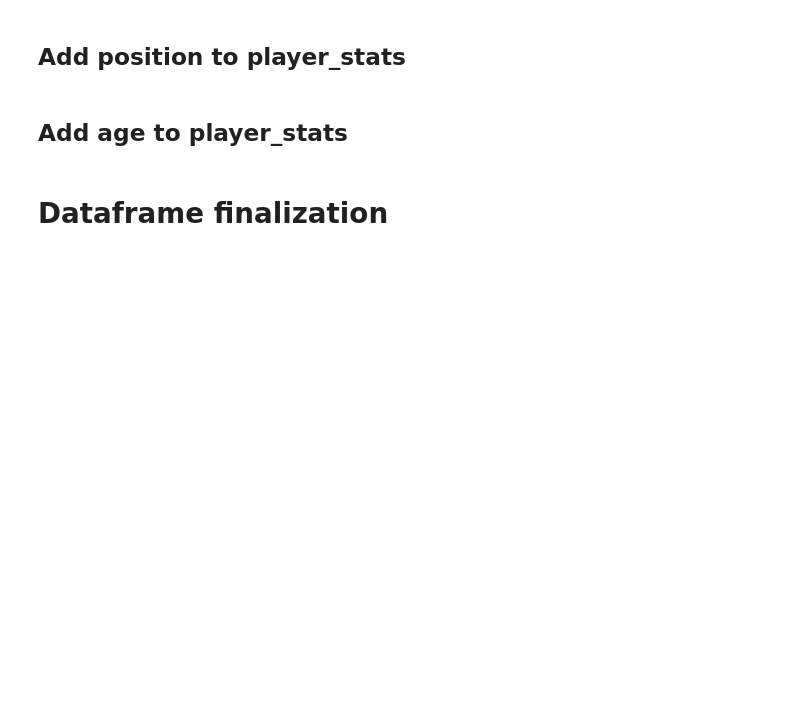
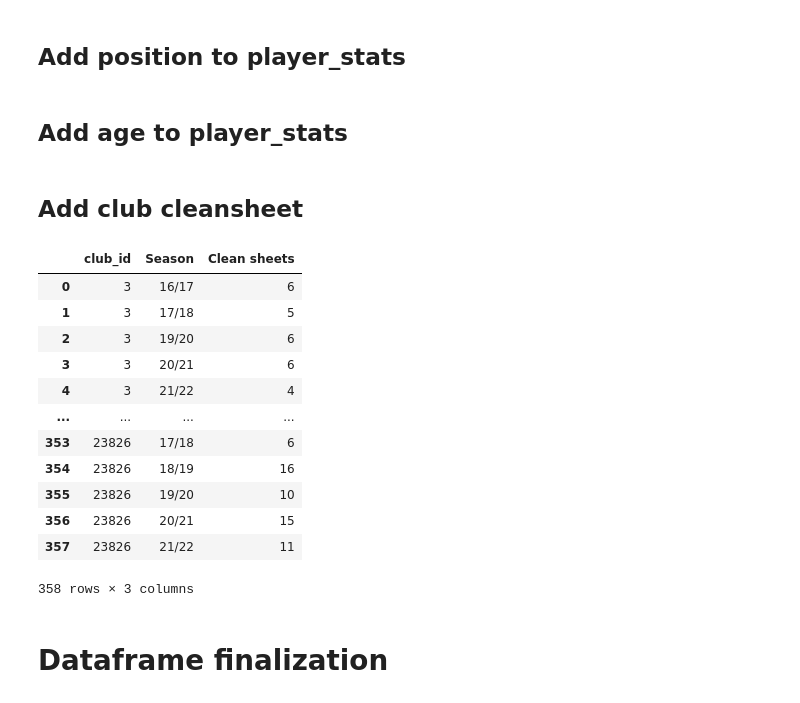
Before and after one commit to MHBehroozi/Transfermarkt, a Jupyter notebook: statistical_analysis/hypothesis1/hypothesis1_preprocess.ipynb, the cells around one changed output. Saved outputs shown, nothing was run; the diff lists cells and outputs as text; code cells hidden in the pictures; blank space fills up the shorter version.

```diff
--- a/statistical_analysis/hypothesis1/hypothesis1_preprocess.ipynb
+++ b/statistical_analysis/hypothesis1/hypothesis1_preprocess.ipynb
@@ -250,3 +246,23 @@ new_df = pd.merge(new_df, players_table_df[['player_id', 'position_group']], lef
 player_season_df = pd.read_csv('data\AGE.csv')
 # %%
 new_df = pd.merge(new_df, player_season_df[['player_id', 'season_short','Age']], left_on=['player_id', 'Season'], right_on=['player_id', 'season_short'])
+# %% [markdown]
+## Add club cleansheet
+# %%
+club_cleansheet = pd.DataFrame(new_df.groupby(['club_id','Season'])['Clean sheets'].sum()).reset_index()
+# %%
+club_cleansheet
+# %% [output]
+|  | club_id | Season | Clean sheets |
+| 0 | 3 | 16/17 | 6 |
+| 1 | 3 | 17/18 | 5 |
+| 2 | 3 | 19/20 | 6 |
+| 3 | 3 | 20/21 | 6 |
+| 4 | 3 | 21/22 | 4 |
+| ... | ... | ... | ... |
+| 353 | 23826 | 17/18 | 6 |
+| 354 | 23826 | 18/19 | 16 |
+| 355 | 23826 | 19/20 | 10 |
+| 356 | 23826 | 20/21 | 15 |
+| 357 | 23826 | 21/22 | 11 |
+358 rows × 3 columns
```
Also changed, not shown: parts of 5 cells of this notebook, 6 other files.
